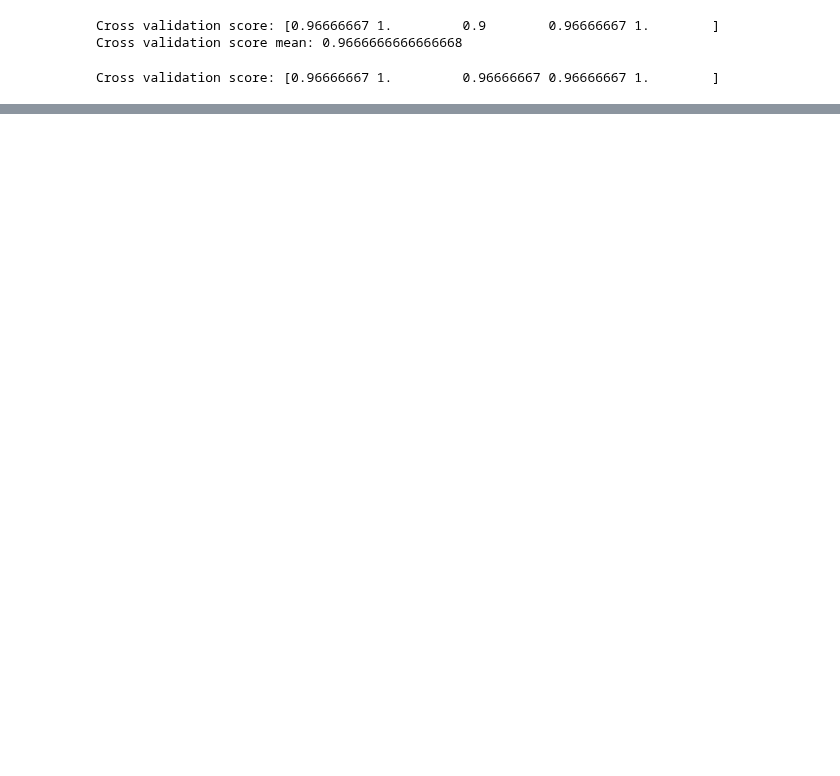
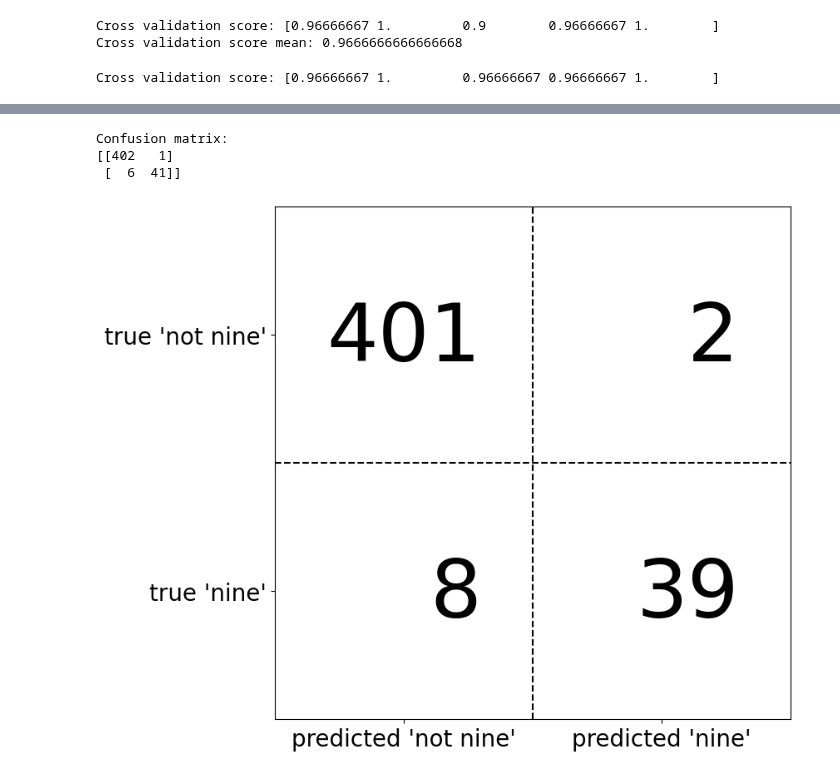
Before and after one commit to metju29/python-data-learning, a Jupyter notebook: Introduction to Machine Learning with Python book/chapter_5.ipynb, the cells around one changed output, grey strips where cells are left out. Cells and saved outputs as stored; diff of their text form; code cells hidden in the pictures; blank space fills up the shorter version.

```diff
--- a/Introduction to Machine Learning with Python book/chapter_5.ipynb
+++ b/Introduction to Machine Learning with Python book/chapter_5.ipynb
@@ -355,0 +400,11 @@ Cross validation score: [0.96666667 1.         0.96666667 0.96666667 1.        ]
+# %%
+confusion = confusion_matrix(y_test, pred_logreg)
+print(f"Confusion matrix:\n{confusion}")
+# %% [output]
+Confusion matrix:
+[[402   1]
+ [  6  41]]
+# %%
+mglearn.plots.plot_confusion_matrix_illustration()
+# %% [output]
+[figure, added]
```
Also changed, not shown: parts of 30 cells of this notebook.
